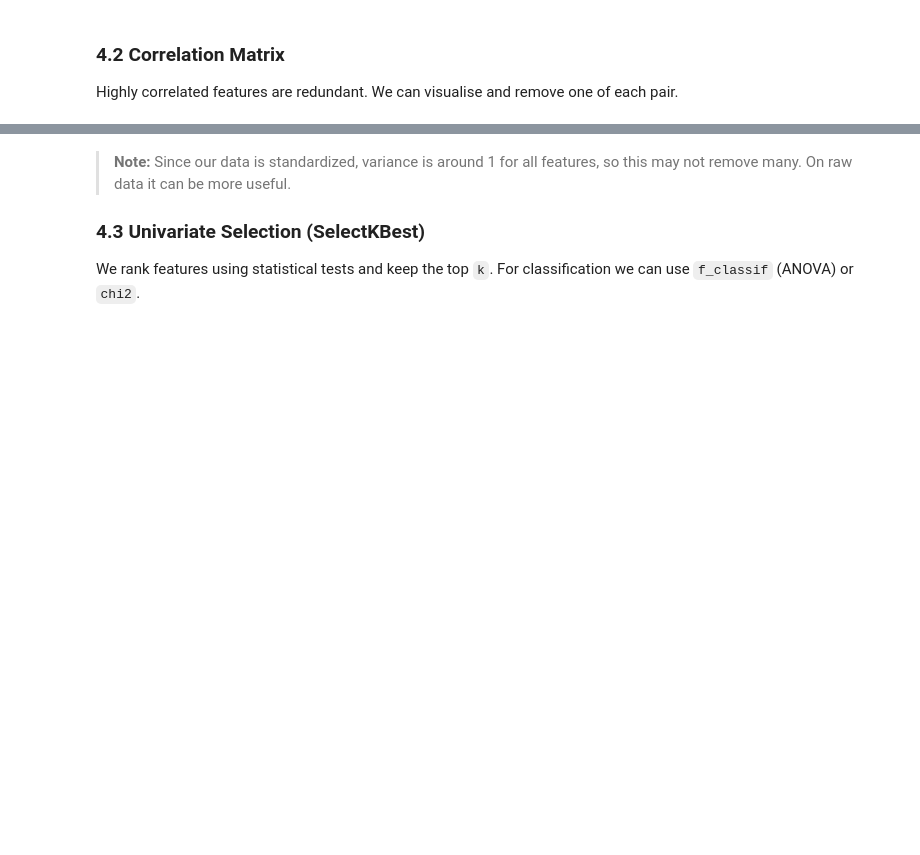
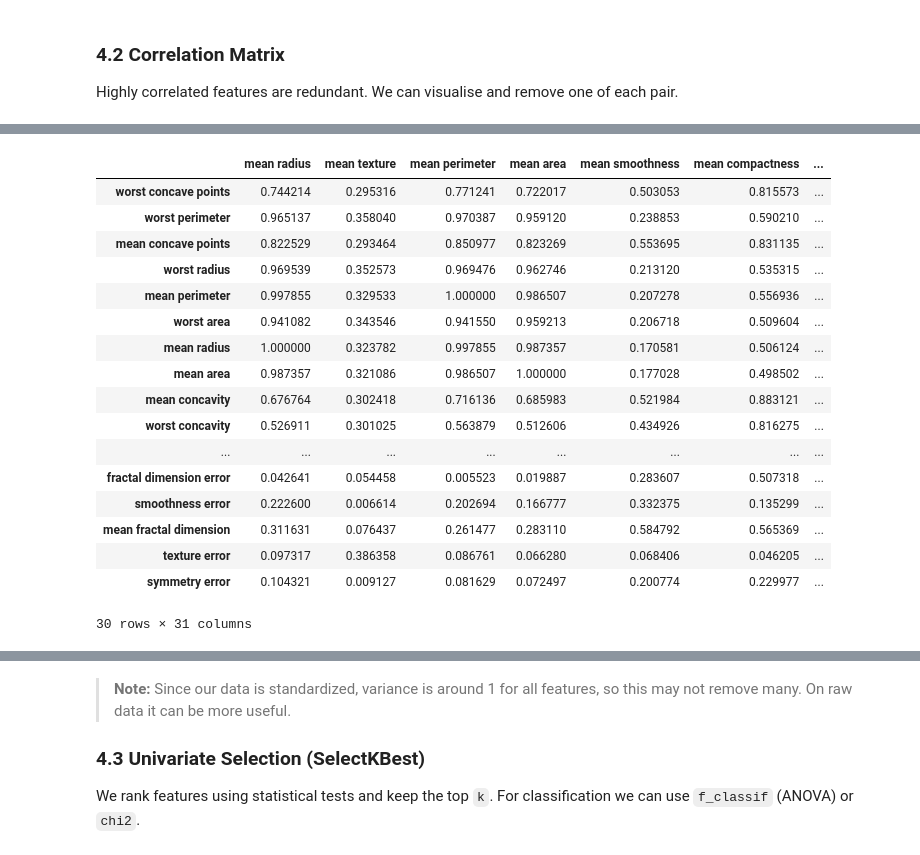
Before and after one commit to NandanTiwari/BIT_LALPUR_-ML_Class-_Notes_Assignment_26, a Jupyter notebook: FILES/Feature Selection.ipynb, the cells around one changed output, grey strips where cells are left out. Saved outputs shown, nothing was run; the diff lists cells and outputs as text; code cells hidden in the pictures; blank space fills up the shorter version.

```diff
--- a/FILES/Feature Selection.ipynb
+++ b/FILES/Feature Selection.ipynb
@@ -132,0 +235,22 @@ print("Highly correlated pairs (corr > 0.9):", high_corr_pairs)
+# %%
+corr = corr_matrix.drop("target")
+corr.sort_values(ascending=False, by= "target")
+# %% [output]
+|  | mean radius | mean texture | mean perimeter | mean area | mean smoothness | mean compactness | ... |
+| worst concave points | 0.744214 | 0.295316 | 0.771241 | 0.722017 | 0.503053 | 0.815573 | ... |
+| worst perimeter | 0.965137 | 0.358040 | 0.970387 | 0.959120 | 0.238853 | 0.590210 | ... |
+| mean concave points | 0.822529 | 0.293464 | 0.850977 | 0.823269 | 0.553695 | 0.831135 | ... |
+| worst radius | 0.969539 | 0.352573 | 0.969476 | 0.962746 | 0.213120 | 0.535315 | ... |
+| mean perimeter | 0.997855 | 0.329533 | 1.000000 | 0.986507 | 0.207278 | 0.556936 | ... |
+| worst area | 0.941082 | 0.343546 | 0.941550 | 0.959213 | 0.206718 | 0.509604 | ... |
+| mean radius | 1.000000 | 0.323782 | 0.997855 | 0.987357 | 0.170581 | 0.506124 | ... |
+| mean area | 0.987357 | 0.321086 | 0.986507 | 1.000000 | 0.177028 | 0.498502 | ... |
+| mean concavity | 0.676764 | 0.302418 | 0.716136 | 0.685983 | 0.521984 | 0.883121 | ... |
+| worst concavity | 0.526911 | 0.301025 | 0.563879 | 0.512606 | 0.434926 | 0.816275 | ... |
+| ... | ... | ... | ... | ... | ... | ... | ... |
+| fractal dimension error | 0.042641 | 0.054458 | 0.005523 | 0.019887 | 0.283607 | 0.507318 | ... |
+| smoothness error | 0.222600 | 0.006614 | 0.202694 | 0.166777 | 0.332375 | 0.135299 | ... |
+| mean fractal dimension | 0.311631 | 0.076437 | 0.261477 | 0.283110 | 0.584792 | 0.565369 | ... |
+| texture error | 0.097317 | 0.386358 | 0.086761 | 0.066280 | 0.068406 | 0.046205 | ... |
+| symmetry error | 0.104321 | 0.009127 | 0.081629 | 0.072497 | 0.200774 | 0.229977 | ... |
+30 rows × 31 columns
```
Also changed, not shown: parts of 16 cells of this notebook.
